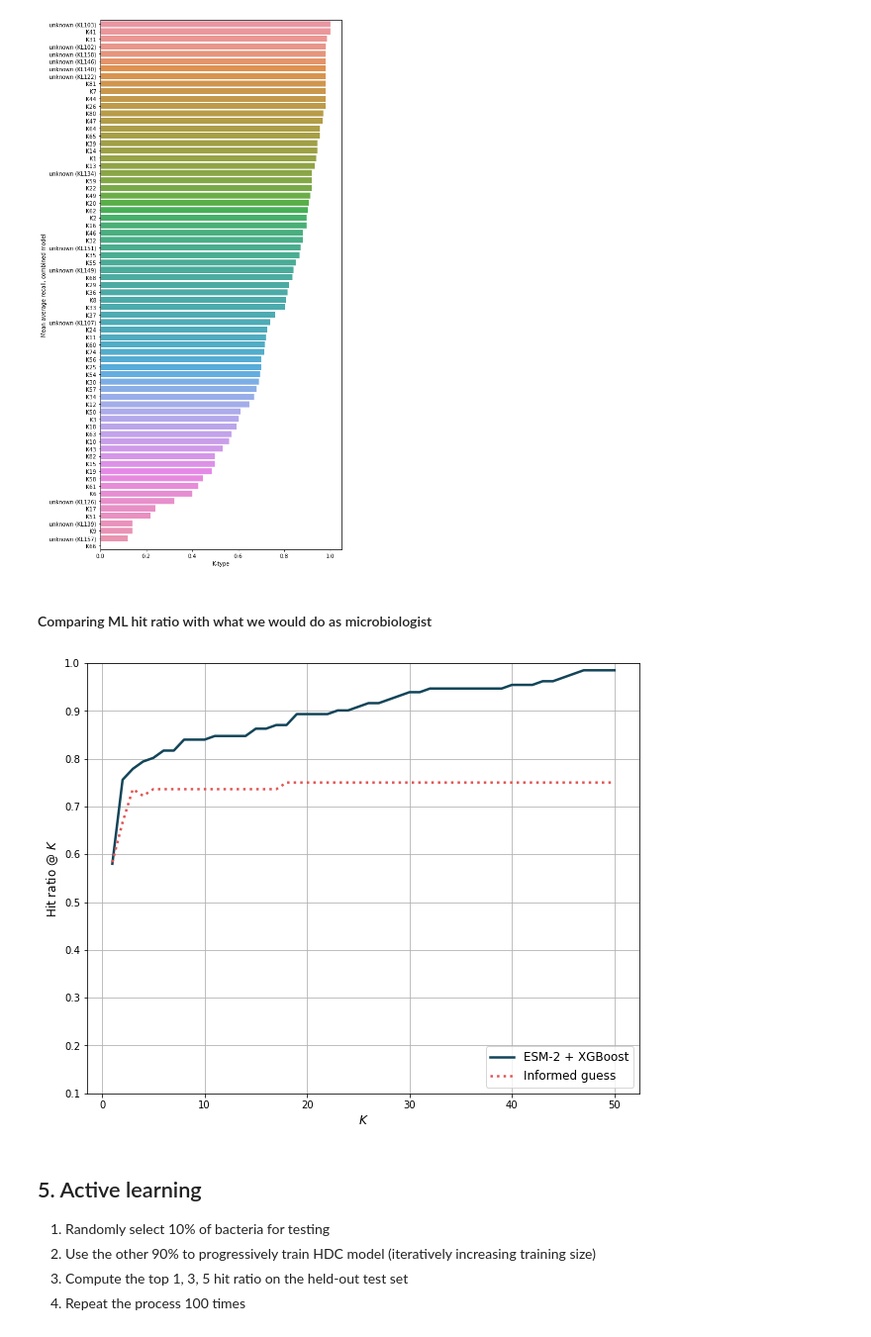
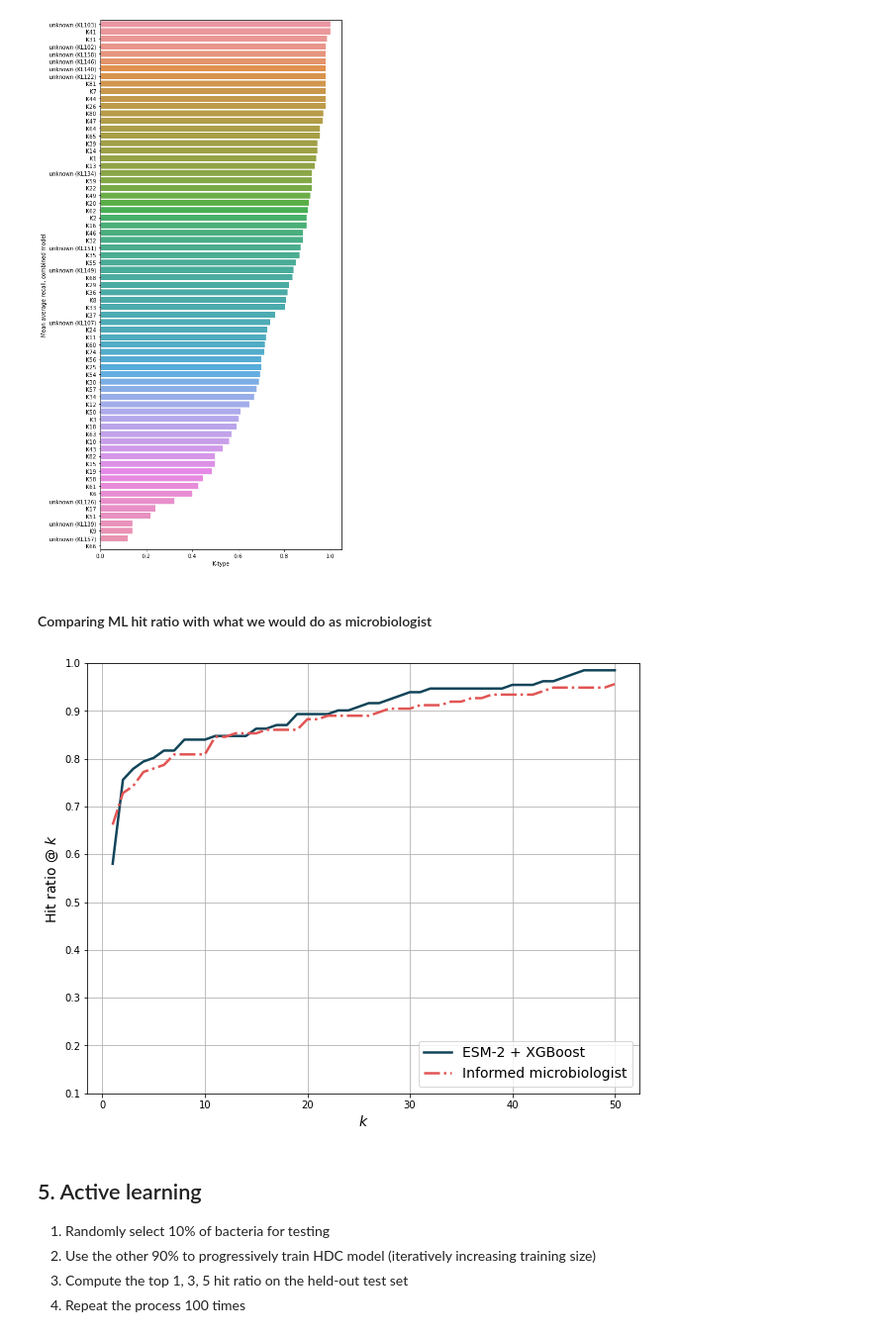
Before and after one commit to dimiboeckaerts/PhageHostLearn, a Jupyter notebook: code/phagehostlearn_training.ipynb, the cells around one changed output. Shown at 99% size. Saved outputs shown, nothing was run; the diff lists cells and outputs as text; code cells hidden in the pictures.

```diff
--- a/code/phagehostlearn_training.ipynb
+++ b/code/phagehostlearn_training.ipynb
@@ -351,5 +345,3 @@ ax.set_ylabel('Mean average recall, combined model')
 plt.show()
 # %% [output]
 [figure]
-# %% [markdown]
-#### Comparing ML hit ratio with what we would do as microbiologist
@@ -421,22 +348,2 @@ informed_hitratio = {k: v/total for k, v in hits.items()}
-# %%
-# results, hit ratios @ K
-ks = np.linspace(1, 50, 50)
-hits_lan = [phlu.hitratio(rqueries_lan, int(k)) for k in ks]
-hits_hdc = [phlu.hitratio(rqueries_hdc, int(k)) for k in ks]
-hits_ens = [phlu.hitratio(rqueries_ens, int(k)) for k in ks]
-hits_random = [phlu.hitratio(random_guess, int(k)) for k in ks]
-fig, ax = plt.subplots(figsize=(10,8))
-ax.plot(ks, hits_lan, c='#124559', linewidth=2.5, label='ESM-2 + XGBoost')
-#ax.plot(ks, hits_hdc, c='#E15554', linewidth=2.5, ls='-.', label='HDC + Random Forest')
-#ax.plot(ks, hits_ens, c='#124559', linewidth=2.5, label='Combined model')
-#ax.plot(ks, hits_random, c='#81B29A', linewidth=2.5, ls=':', label='Random guess')
-ax.plot(ks, list(informed_hitratio.values()), c='#E15554', linewidth=2.5, ls=':', label='Informed guess')
-ax.set_xlabel('$\it{K}$', size=12)
-ax.set_ylabel('Hit ratio @ $\it{K}$', size=12)
-ax.set_ylim(0.1, 1)
-ax.legend(loc=4, prop={'size': 12})
-ax.grid(True)
-fig.savefig(results_path+'/v3.4/logocv_hitratio_withguess.png', dpi=400)
-fig.savefig(results_path+'/v3.4/logocv_hitratio_withguess_svg.svg', format='svg', dpi=400)
-# %% [output]
-[figure, removed]
+# %% [markdown]
+#### Comparing ML hit ratio with what we would do as microbiologist
@@ -443,3 +481,26 @@ fig.savefig(results_path+'/v3.4/logocv_hitratio_withguess_svg.svg', format='svg'
+# %%
+# results, hit ratios @ K
+ks = np.linspace(1, 50, 50)
+hits_lan = [phlu.hitratio(rqueries_lan, int(k)) for k in ks]
+hits_hdc = [phlu.hitratio(rqueries_hdc, int(k)) for k in ks]
+hits_ens = [phlu.hitratio(rqueries_ens, int(k)) for k in ks]
+hits_random = [phlu.hitratio(random_guess, int(k)) for k in ks]
+fig, ax = plt.subplots(figsize=(10,8))
+ax.plot(ks, hits_lan, c='#124559', linewidth=2.5, label='ESM-2 + XGBoost')
+#ax.plot(ks, hits_hdc, c='#E15554', linewidth=2.5, ls='-.', label='HDC + Random Forest')
+#ax.plot(ks, hits_ens, c='#124559', linewidth=2.5, label='Combined model')
+#ax.plot(ks, hits_random, c='#81B29A', linewidth=2.5, ls=':', label='Random guess')
+ax.plot(ks, list(informed_hitratio.values()), c='#E15554', linewidth=2.5, ls='-.', label='Informed microbiologist')
+#ax.plot(ks, list(informed_hitratio2.values()), c='#E15554', linewidth=2.5, ls=':', label='Informed guess (Bea only)')
+ax.set_xlabel('$\it{k}$', size=14)
+ax.set_ylabel('Hit ratio @ $\it{k}$', size=14)
+ax.set_ylim(0.1, 1)
+ax.legend(loc=4, prop={'size': 14})
+ax.grid(True)
+fig.savefig(results_path+'/v3.4/logocv_hitratio_informed.png', dpi=400)
+fig.savefig(results_path+'/v3.4/logocv_hitratio_informed_svg.svg', format='svg', dpi=400)
+# %% [output]
+[figure, added]
 # %% [markdown]
 ## 5. Active learning
 
```
Also changed, not shown: parts of 9 cells of this notebook, 7 other files.
